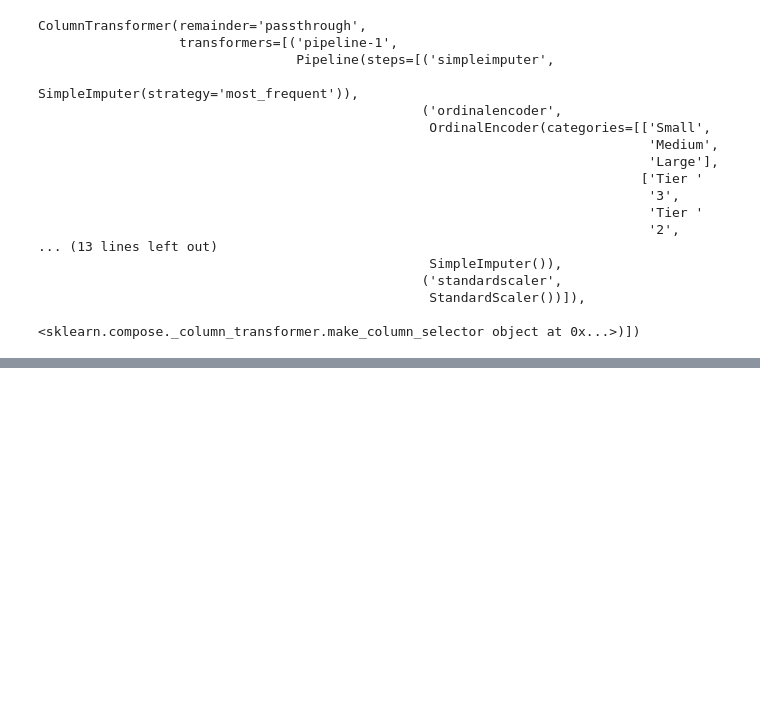
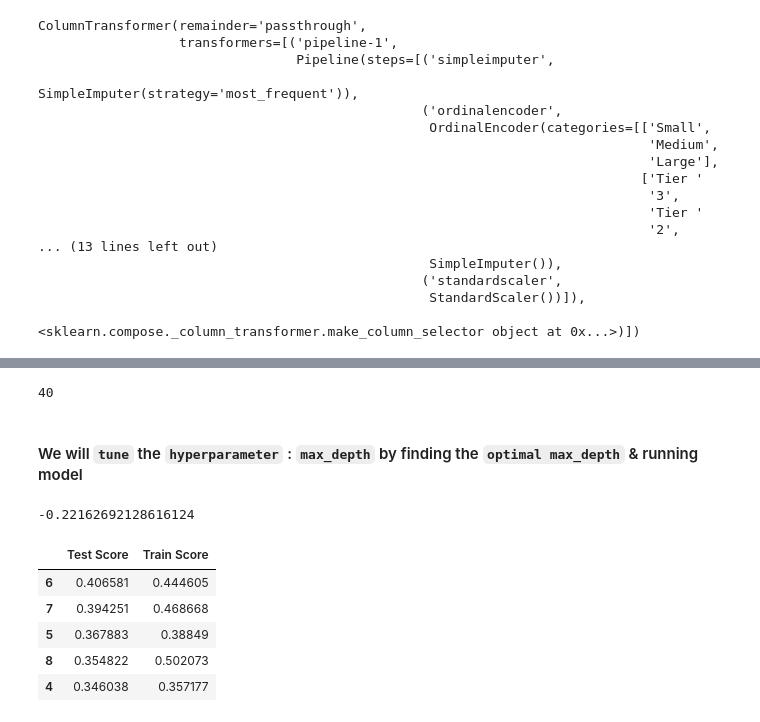
Before and after one commit to kriti-sidram/ML-Grocery-Sales-Prediction, a Jupyter notebook: ML_Grocery_Sales_Prediction.ipynb, the cells around one changed output, grey strips where cells are left out. Cells and saved outputs as stored; diff of their text form; code cells hidden in the pictures; blank space fills up the shorter version.

```diff
--- a/ML_Grocery_Sales_Prediction.ipynb
+++ b/ML_Grocery_Sales_Prediction.ipynb
@@ -301,0 +535,6 @@ memory usage: 1.4 MB
+# %%
+dec_tree.get_depth()
+# %% [output]
+40
+# %% [markdown]
+#### We will `tune` the `hyperparameter` : `max_depth` by finding the `optimal max_depth` & running model
@@ -301,0 +556,14 @@ memory usage: 1.4 MB
+# %%
+d_test_score
+# %% [output]
+-0.22162692128616124
+# %%
+sorted_scores = scores.sort_values(by='Test Score', ascending=False)
+sorted_scores.head()
+# %% [output]
+|  | Test Score | Train Score |
+| 6 | 0.406581 | 0.444605 |
+| 7 | 0.394251 | 0.468668 |
+| 5 | 0.367883 | 0.38849 |
+| 8 | 0.354822 | 0.502073 |
+| 4 | 0.346038 | 0.357177 |
```
Also changed, not shown: parts of 49 cells of this notebook.
